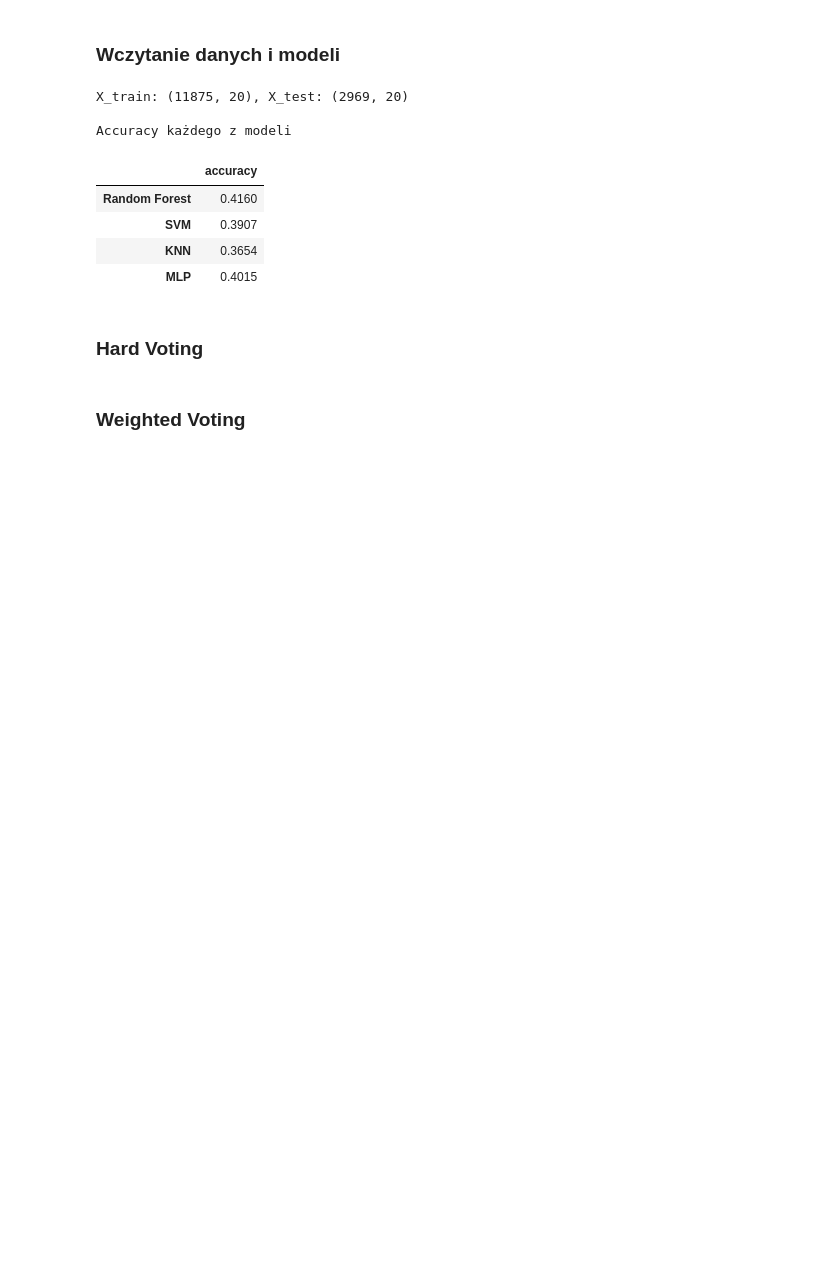
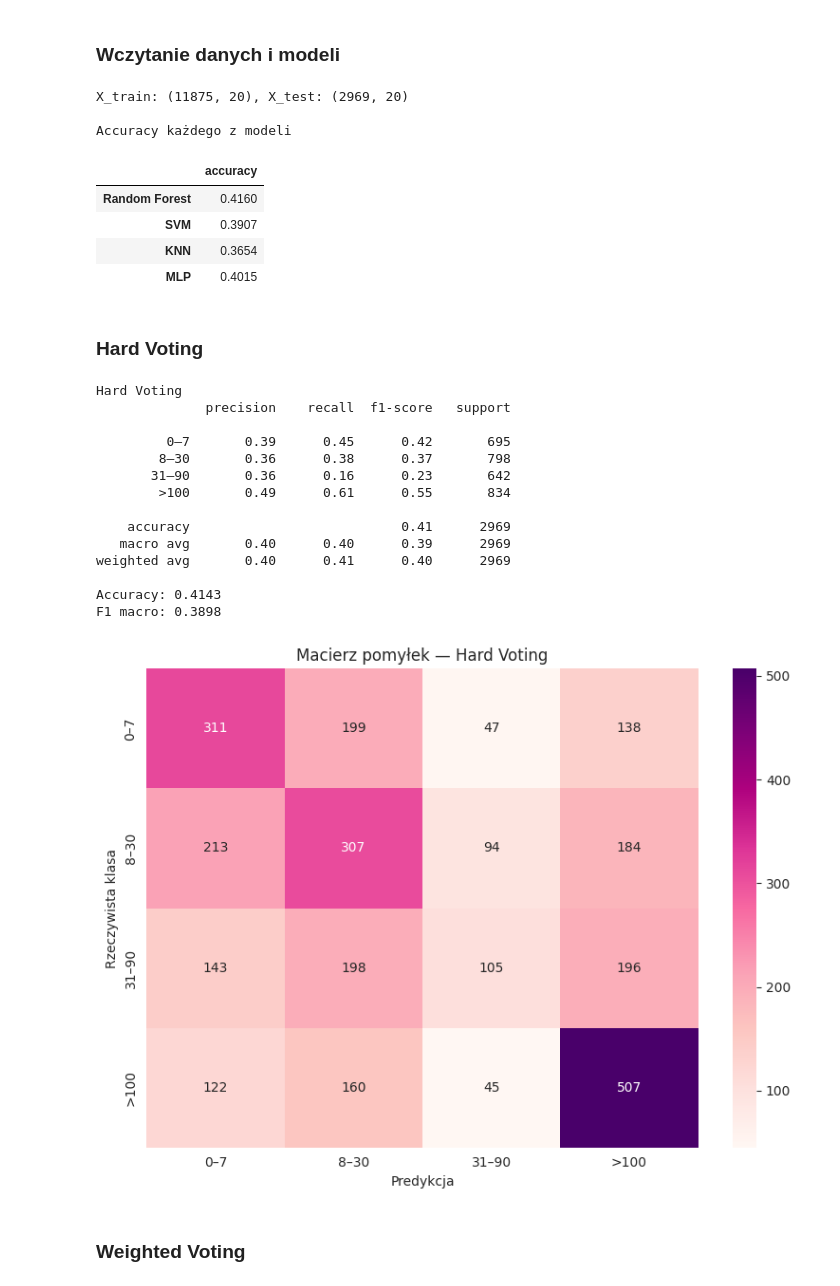
Before and after one commit to Carrie088/pet_adoption_ml, a Jupyter notebook: notebooks/07_expert_system.ipynb, the cells around one changed output. Saved outputs shown, nothing was run; the diff lists cells and outputs as text; code cells hidden in the pictures; blank space fills up the shorter version.

Commit message:
Add Hard Voting system

```diff
--- a/notebooks/07_expert_system.ipynb
+++ b/notebooks/07_expert_system.ipynb
@@ -93,5 +93,57 @@ Accuracy każdego z modeli
 | MLP | 0.4015 |
 # %% [markdown]
 ### Hard Voting
+# %%
+svm_pipe = Pipeline([('scaler', StandardScaler()), ('model', clone(svm_model))])
+knn_pipe = Pipeline([('scaler', StandardScaler()), ('model', clone(knn_model))])
+nn_pipe = Pipeline([('scaler', StandardScaler()), ('model', clone(nn_model))])
+
+# SVM, KNN i MLP wymagaja skalowania, RF nie
+estimators = [
+    ('rf', clone(rf_model)),
+    ('svm', svm_pipe),
+    ('knn', knn_pipe),
+    ('nn', nn_pipe),
+]
+
+hard_voting = VotingClassifier(estimators=estimators, voting='hard')
+hard_voting.fit(X_train, y_train)
+
+y_pred_hard = hard_voting.predict(X_test)
+
+acc_hard = accuracy_score(y_test, y_pred_hard)
+f1_hard = f1_score(y_test, y_pred_hard, average='macro')
+
+print('Hard Voting')
+print(classification_report(y_test, y_pred_hard, target_names=CLASS_NAMES))
+print(f'Accuracy: {acc_hard:.4f}')
+print(f'F1 macro: {f1_hard:.4f}')
+
+cm_hard = confusion_matrix(y_test, y_pred_hard, labels=CLASS_ORDER)
+
+plt.figure(figsize=(8, 6))
+sns.heatmap(cm_hard, annot=True, fmt='d', cmap='RdPu',
+            xticklabels=CLASS_NAMES, yticklabels=CLASS_NAMES)
+plt.title('Macierz pomyłek — Hard Voting')
+plt.xlabel('Predykcja')
+plt.ylabel('Rzeczywista klasa')
+plt.tight_layout()
+plt.show()
+# %% [output]
+Hard Voting
+              precision    recall  f1-score   support
+
+         0–7       0.39      0.45      0.42       695
+        8–30       0.36      0.38      0.37       798
+       31–90       0.36      0.16      0.23       642
+        >100       0.49      0.61      0.55       834
+
+    accuracy                           0.41      2969
+   macro avg       0.40      0.40      0.39      2969
+weighted avg       0.40      0.41      0.40      2969
+
+Accuracy: 0.4143
+F1 macro: 0.3898
+[figure, added]
 # %% [markdown]
 ### Weighted Voting
```
